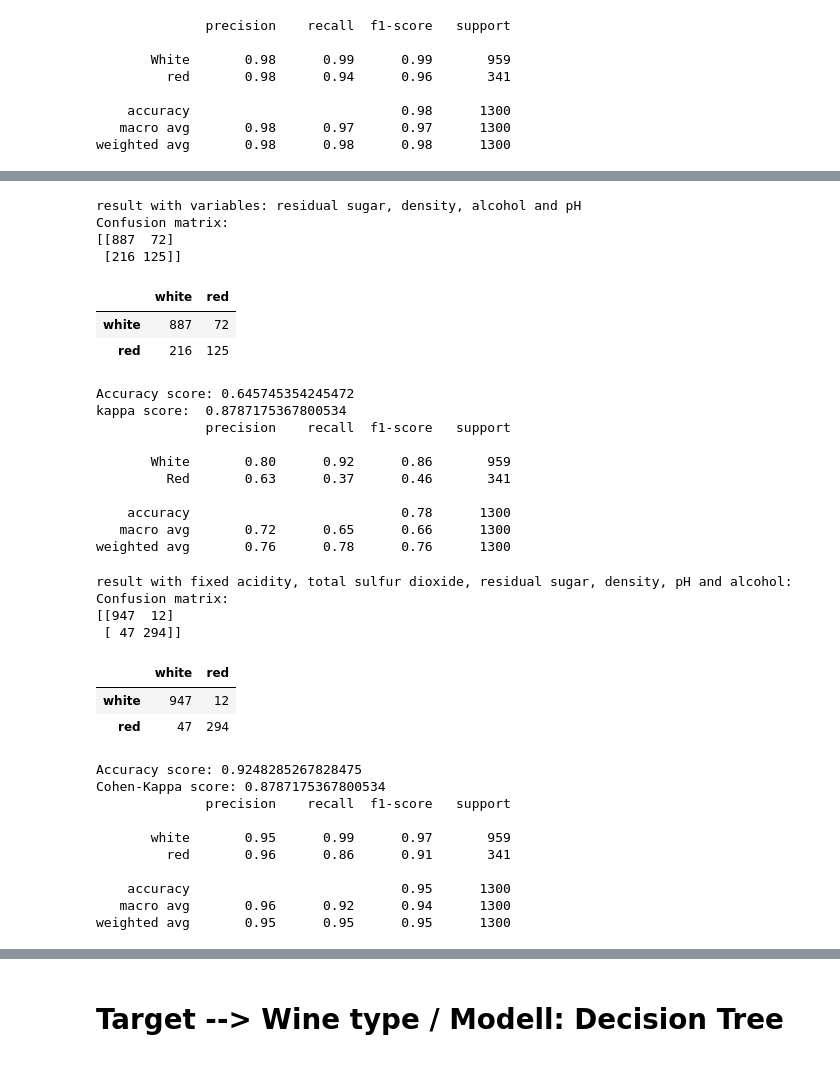
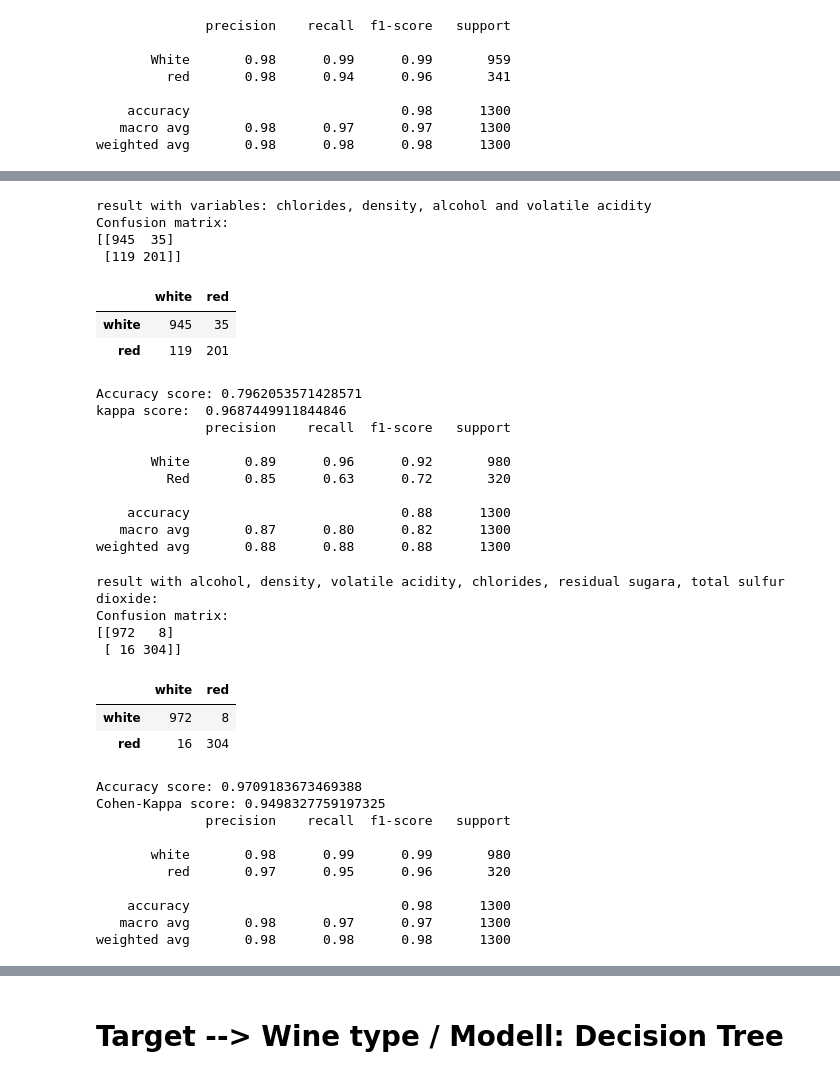
Before and after one commit to satomi26/Project-2, a Jupyter notebook: maschine_learning_modell.ipynb, the cells around one changed output, grey strips where cells are left out. Saved outputs shown, nothing was run; the diff lists cells and outputs as text; code cells hidden in the pictures.

```diff
--- a/maschine_learning_modell.ipynb
+++ b/maschine_learning_modell.ipynb
@@ -602,10 +598,10 @@ weighted avg       0.95      0.95      0.95      1300
 # %%
-# without sulfur variables ("free sulfur dioxide", "total sulfur dioxide" )
+#6 without sulfur variables ("free sulfur dioxide", "total sulfur dioxide" )
 
-X = df[["fixed acidity", "volatile acidity", "citric acid", "residual sugar", "density",
-      "pH", "alcohol", "quality"]]
+X = df[["alcohol", "density", "volatile acidity", "chlorides", "residual sugar",
+      "total sulfur dioxide", "chlorides"]]
 y = df["wine type"]
-X_train, X_test, y_train, y_test = train_test_split(X, y, test_size=0.2, random_state=42)
+X_train, X_test, y_train, y_test = train_test_split(X, y, test_size=0.2, random_state=42, shuffle=True, stratify=y)
 
 norm = MinMaxScaler().fit(X_train)
 # transform training data
@@ -613,7 +609,7 @@ X_train_norm = norm.transform(X_train)
 # transform testing dataabs
 X_test_norm = norm.transform(X_test)
 
-lr = LogisticRegression(solver='lbfgs', max_iter=2000)
+lr = LogisticRegression(solver='lbfgs', max_iter=1000)
 lr.fit(X_train_norm, y_train)
 pred_lr = lr.predict(X_test_norm)
 kappa = cohen_kappa_score(pred_lr, y_test)
@@ -625,7 +621,7 @@ labels = np.unique(y_test)
 a = confusion_matrix(y_test, pred_lr, labels=labels)
 a = pd.DataFrame(a, index=("white", "red"), columns=("white", "red"))
 display(a)
-print("Accuracy score:", balanced_accuracy_score(y_test, pred_lr))
+print("balanced Accuracy score:", balanced_accuracy_score(y_test, pred_lr))
 print("kappa score: ", kappa)
 print(classification_report(y_test, pred_lr, target_names=["white","Red"]))
 # %% [output]
@@ -649,55 +645,55 @@ weighted avg       0.96      0.96      0.96      1300
 # %%
-# with variables: residual sugar, density, alcohol and pH
+# 7with variables: residual sugar, density, alcohol and pH
 
-X = df[[ "residual sugar", "density", "pH", "alcohol"]]
+X = df[[ "chlorides", "density", "volatile acidity", "alcohol"]]
 y = df["wine type"]
-X_train, X_test, y_train, y_test = train_test_split(X, y, test_size=0.2, random_state=42)
+X_train, X_test, y_train, y_test = train_test_split(X, y, test_size=0.2, random_state=42, shuffle=True, stratify=y)
 
 norm = MinMaxScaler().fit(X_train)
 # transform training data
 X_train_norm = norm.transform(X_train)
 # transform testing dataabs
 X_test_norm = norm.transform(X_test)
 
 lr = LogisticRegression(solver='lbfgs', max_iter=2000)
 lr.fit(X_train, y_train)
 pred_lr = lr.predict(X_test)
 
-print("result with variables: residual sugar, density, alcohol and pH ")
+print("result with variables: chlorides, density, alcohol and volatile acidity ")
 print("Confusion matrix:")
 print(confusion_matrix(y_test, pred_lr))
 labels = np.unique(y_test)
 a = confusion_matrix(y_test, pred_lr, labels=labels)
 a = pd.DataFrame(a, index=("white", "red"), columns=("white", "red"))
 display(a)
-print("Accuracy score:", balanced_accuracy_score(y_test, pred_lr))
+print("balanced Accuracy score:", balanced_accuracy_score(y_test, pred_lr))
 print("kappa score: ", kappa)
 
 print(classification_report(y_test, pred_lr, target_names=["White","Red"]))
 # %% [output]
-result with variables: residual sugar, density, alcohol and pH
+result with variables: chlorides, density, alcohol and volatile acidity
 Confusion matrix:
-[[887  72]
- [216 125]]
+[[945  35]
+ [119 201]]
 |  | white | red |
-| white | 887 | 72 |
-| red | 216 | 125 |
+| white | 945 | 35 |
+| red | 119 | 201 |
-Accuracy score: 0.645745354245472
-kappa score:  0.8787175367800534
+Accuracy score: 0.7962053571428571
+kappa score:  0.9687449911844846
               precision    recall  f1-score   support
 
-       White       0.80      0.92      0.86       959
-         Red       0.63      0.37      0.46       341
+       White       0.89      0.96      0.92       980
+         Red       0.85      0.63      0.72       320
 
-    accuracy                           0.78      1300
-   macro avg       0.72      0.65      0.66      1300
-weighted avg       0.76      0.78      0.76      1300
+    accuracy                           0.88      1300
+   macro avg       0.87      0.80      0.82      1300
+weighted avg       0.88      0.88      0.88      1300
 # %%
-# without sulfur variables and chlorides variable ("free sulfur dioxide", "total sulfur dioxide", "chlorides", "ph" )
+# 8 without sulfur variables and chlorides variable ("free sulfur dioxide", "total sulfur dioxide", "chlorides", "ph" )
 from sklearn.metrics import cohen_kappa_score
-X = df[["fixed acidity", "total sulfur dioxide", "residual sugar", "density", "pH", "alcohol"]]
+X = df[["alcohol","density", "volatile acidity", "chlorides", "total sulfur dioxide", "residual sugar"]]
 y = df["wine type"]
-X_train, X_test, y_train, y_test = train_test_split(X, y, test_size=0.2, random_state=42)
+X_train, X_test, y_train, y_test = train_test_split(X, y, test_size=0.2, random_state=42, shuffle=True, stratify=y)
 
 norm = MinMaxScaler().fit(X_train)
 # transform training data
@@ -710,31 +706,31 @@ lr.fit(X_train_norm, y_train)
 pred_lr = lr.predict(X_test_norm)
 kappa = cohen_kappa_score(pred_lr, y_test)
 
-print("result with fixed acidity, total sulfur dioxide, residual sugar, density, pH and alcohol: ")
+print("result with alcohol, density, volatile acidity, chlorides, residual sugara, total sulfur dioxide: ")
 print("Confusion matrix:")
 print(confusion_matrix(y_test, pred_lr))
 labels = np.unique(y_test)
 a = confusion_matrix(y_test, pred_lr, labels=labels)
 a = pd.DataFrame(a, index=("white", "red"), columns=("white", "red"))
 display(a)
-print("Accuracy score:", balanced_accuracy_score(y_test, pred_lr))
+print("balanced Accuracy score:", balanced_accuracy_score(y_test, pred_lr))
 print("Cohen-Kappa score:", kappa)
 print(classification_report(y_test, pred_lr, target_names=["white","red"]))
 # %% [output]
-result with fixed acidity, total sulfur dioxide, residual sugar, density, pH and alcohol:
+result with alcohol, density, volatile acidity, chlorides, residual sugara, total sulfur dioxide:
 Confusion matrix:
-[[947  12]
- [ 47 294]]
+[[972   8]
+ [ 16 304]]
 |  | white | red |
-| white | 947 | 12 |
-| red | 47 | 294 |
+| white | 972 | 8 |
+| red | 16 | 304 |
-Accuracy score: 0.9248285267828475
-Cohen-Kappa score: 0.8787175367800534
+Accuracy score: 0.9709183673469388
+Cohen-Kappa score: 0.9498327759197325
               precision    recall  f1-score   support
 
-       white       0.95      0.99      0.97       959
-         red       0.96      0.86      0.91       341
+       white       0.98      0.99      0.99       980
+         red       0.97      0.95      0.96       320
 
-    accuracy                           0.95      1300
-   macro avg       0.96      0.92      0.94      1300
-weighted avg       0.95      0.95      0.95      1300
+    accuracy                           0.98      1300
+   macro avg       0.98      0.97      0.97      1300
+weighted avg       0.98      0.98      0.98      1300
```
Also changed, not shown: parts of 44 cells of this notebook, 1 other file.
